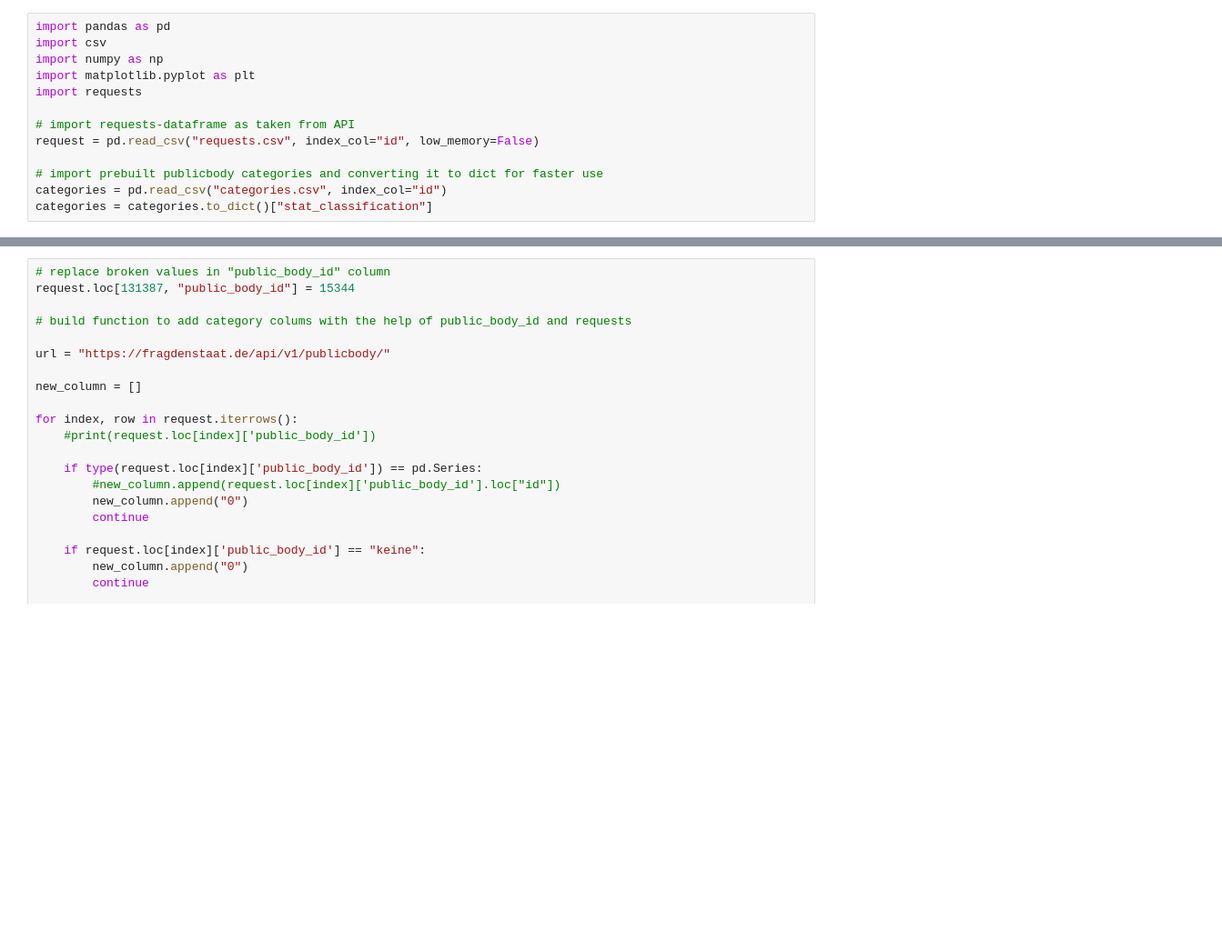
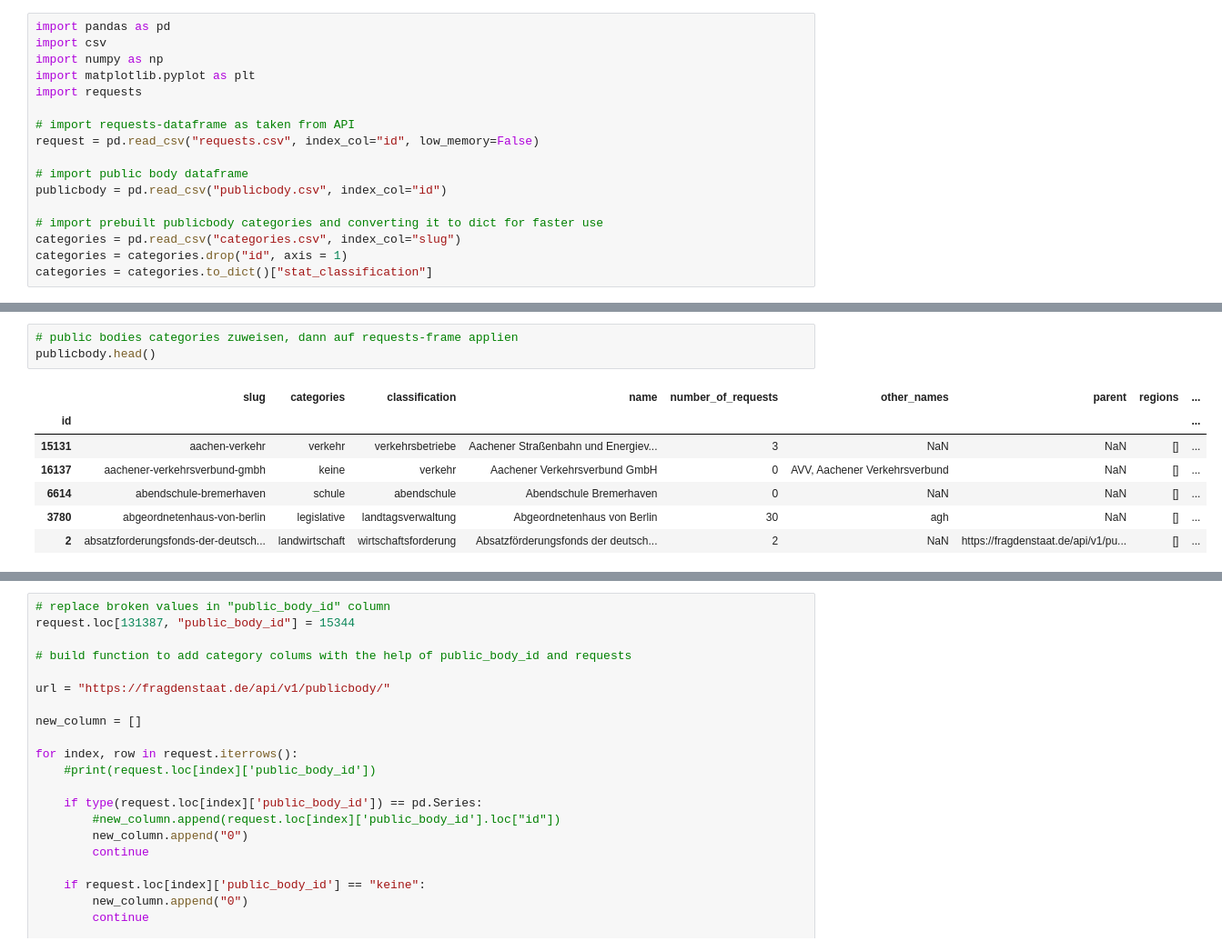
Before and after one commit to chaseinstead/fdsstat, a Jupyter notebook: FragDenStaatStatistik_DataFrame_Versuch1.ipynb, the cells around one changed output, grey strips where cells are left out. Shown at 91% size. Saved outputs shown, nothing was run; the diff lists cells and outputs as text; blank space fills up the shorter version.

Commit message:
representative categories for resquests

```diff
--- a/FragDenStaatStatistik_DataFrame_Versuch1.ipynb
+++ b/FragDenStaatStatistik_DataFrame_Versuch1.ipynb
@@ -8,8 +8,12 @@ import requests
 # import requests-dataframe as taken from API
 request = pd.read_csv("requests.csv", index_col="id", low_memory=False)
 
+# import public body dataframe
+publicbody = pd.read_csv("publicbody.csv", index_col="id")
+
 # import prebuilt publicbody categories and converting it to dict for faster use
-categories = pd.read_csv("categories.csv", index_col="id")
+categories = pd.read_csv("categories.csv", index_col="slug")
+categories = categories.drop("id", axis = 1)
 categories = categories.to_dict()["stat_classification"]
 # %%
 request.head()
@@ -21,3 +25,14 @@ request.head()
 | 41839 | kontrollbericht-zu-jagerheim-dort... | 0.0 | 1. Wann haben die beiden letzten ... | 2019-03-19T00:00:00+01:00 | 2019-01-15T15:54:57.209913+01:00 | 2019-05-03T19:13:20.609343+02:00 | True | {'resource_uri': 'https://fragden... | food:amenity:19094_301808705 | ... |
 | 136192 | transparency-unit-staffing-and-bu... | 0.0 | Dear Sir or Madam,\r\r\n\r\r\nUnd... | 2019-05-24T12:06:32.539072+02:00 | 2019-05-03T12:06:32.532525+02:00 | 2019-05-03T19:09:52+02:00 | True | {'resource_uri': 'https://fragden... | NaN | ... |
 | 136321 | stellungnahme-des-bfr-zur-iarc-mo... | 0.0 | Die Stellungnahme des BfR zur IAR... | 2019-06-05T00:00:00+02:00 | 2019-05-03T18:47:58.434255+02:00 | 2019-05-03T19:07:44+02:00 | True | {'resource_uri': 'https://fragden... | glyphosat: | ... |
+# %%
+# public bodies categories zuweisen, dann auf requests-frame applien
+publicbody.head()
+# %% [output]
+|  | slug | categories | classification | name | number_of_requests | other_names | parent | regions | ... |
+| id |  |  |  |  |  |  |  |  | ... |
+| 15131 | aachen-verkehr | verkehr | verkehrsbetriebe | Aachener Straßenbahn und Energiev... | 3 | NaN | NaN | [] | ... |
+| 16137 | aachener-verkehrsverbund-gmbh | keine | verkehr | Aachener Verkehrsverbund GmbH | 0 | AVV, Aachener Verkehrsverbund | NaN | [] | ... |
+| 6614 | abendschule-bremerhaven | schule | abendschule | Abendschule Bremerhaven | 0 | NaN | NaN | [] | ... |
+| 3780 | abgeordnetenhaus-von-berlin | legislative | landtagsverwaltung | Abgeordnetenhaus von Berlin | 30 | agh | NaN | [] | ... |
+| 2 | absatzforderungsfonds-der-deutsch... | landwirtschaft | wirtschaftsforderung | Absatzförderungsfonds der deutsch... | 2 | NaN | https://fragdenstaat.de/api/v1/pu... | [] | ... |
```
Also changed, not shown: parts of 9 cells of this notebook.
